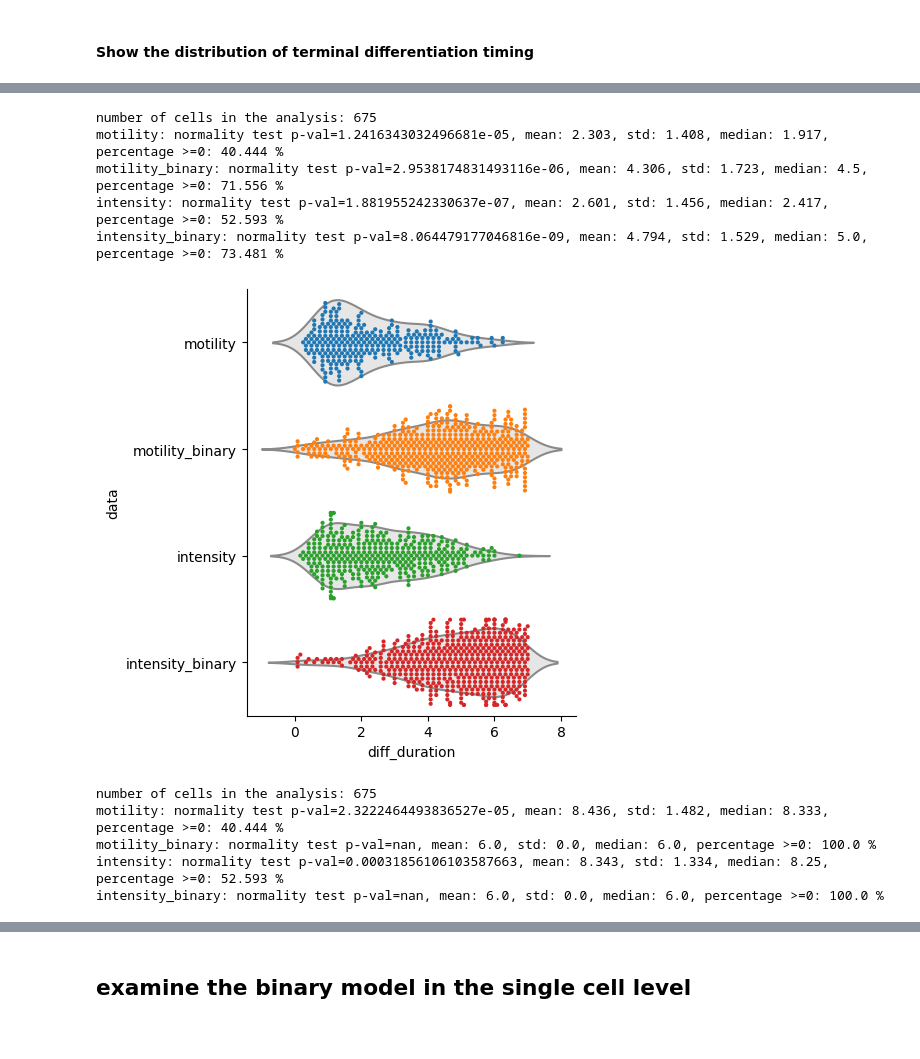
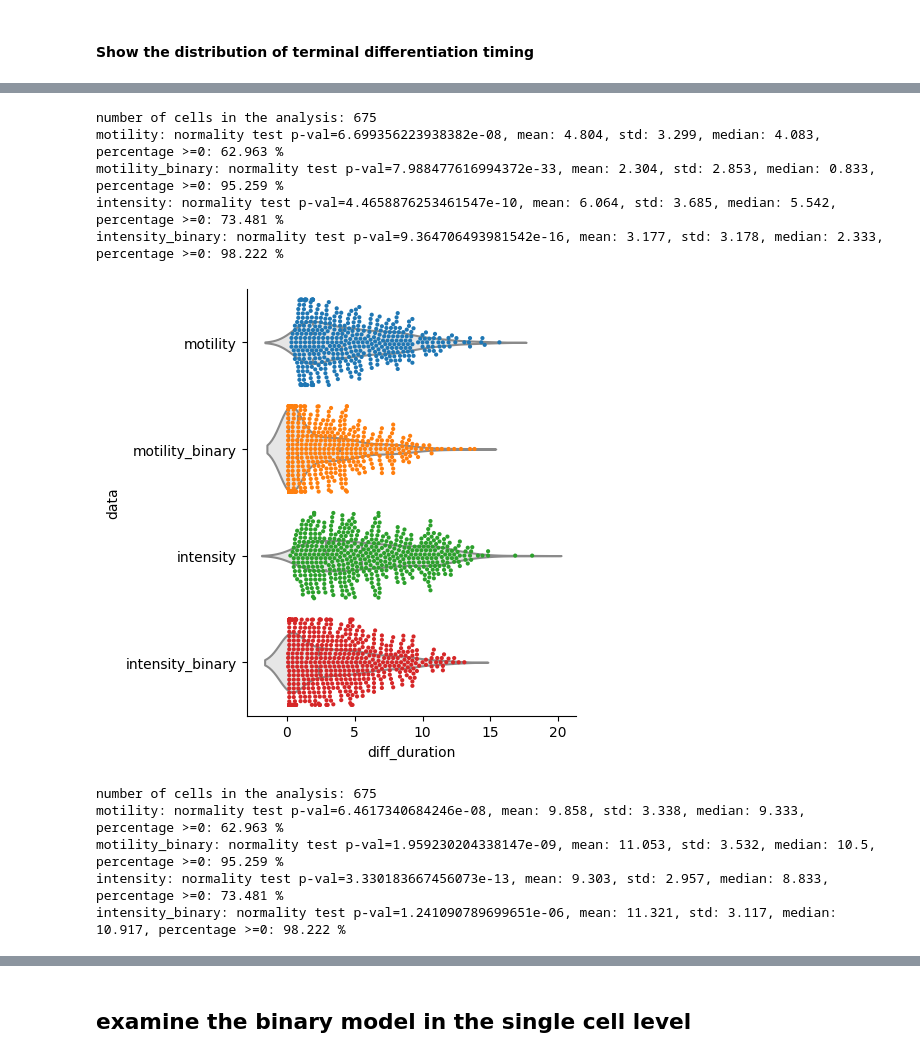
Before and after one commit to zaritskylab/muscle-formation-prediction, a Jupyter notebook: analysis/notebooks/sup_figure_binary_clf.ipynb, the cells around one changed output, grey strips where cells are left out. Saved outputs shown, nothing was run; the diff lists cells and outputs as text; code cells hidden in the pictures.

Commit message:
Added analysis for figures s7, s10. Added documentation to all functions

```diff
--- a/analysis/notebooks/sup_figure_binary_clf.ipynb
+++ b/analysis/notebooks/sup_figure_binary_clf.ipynb
@@ -98,3 +74,0 @@ The PostScript backend does not support transparency; partially transparent arti
-# %%
-scores_df_s3_all = calcultator.get_mannkendall(scores_df_s3_all[(scores_df_s3_all["time"]>=6) & (scores_df_s3_all["time"]<=13)], "motility_binary")
-scores_df_s3_all = calcultator.get_mannkendall(scores_df_s3_all[(scores_df_s3_all["time"]>=6) & (scores_df_s3_all["time"]<=13)], "intensity_binary")
@@ -214,34 +159,34 @@ The PostScript backend does not support transparency; partially transparent arti
 # %%
 # repeat for all S3's data
 modalities = ["motility", "motility_binary", "intensity", "intensity_binary"]
 
 for modality in modalities:
-#     (low_thresh, high_thresh) = ((0, 0.5), (0.5, 1)) if "binary" in modality else ((0.2, 0.3), (0.7, 0.8))
-#     scores_df_s3_all = calcultator.get_diff_duration(scores_df_s3_all, modality, low_thresh, high_thresh)
-#     scores_df_s3_all = calcultator.get_diff_start_time(scores_df_s3_all, modality, low_thresh, high_thresh)
+    (low_thresh, high_thresh) = ((0, 0.5), (0.5, 1)) if "binary" in modality else ((0.2, 0.3), (0.7, 0.8))
+    scores_df_s3_all = calculator.get_diff_duration(scores_df_s3_all, modality, low_thresh, high_thresh)
+    scores_df_s3_all = calculator.get_diff_start_time(scores_df_s3_all, modality, low_thresh, high_thresh)
 
-    if "binary" in modality:
-        scores_df_s3_all = get_binary_diff_start_time(scores_df_s3_all, modality)
-        scores_df_s3_all = get_binary_diff_duration(scores_df_s3_all, modality)
+#     if "binary" in modality:
+#         scores_df_s3_all = get_binary_diff_start_time(scores_df_s3_all, modality)
+#         scores_df_s3_all = get_binary_diff_duration(scores_df_s3_all, modality)
 
-    else:
-        scores_df_s3_all = calcultator.get_diff_duration(scores_df_s3_all, modality, low_thresh, high_thresh)
-        scores_df_s3_all = calcultator.get_diff_start_time(scores_df_s3_all, modality, low_thresh, high_thresh)
+#     else:
+#         scores_df_s3_all = calculator.get_diff_duration(scores_df_s3_all, modality, low_thresh, high_thresh)
+#         scores_df_s3_all = calculator.get_diff_start_time(scores_df_s3_all, modality, low_thresh, high_thresh)
 
 scores_df_s3_all.head()
 
 data_to_plot = scores_df_s3_all.drop_duplicates(subset=["Spot track ID"])
-plot_violin_distributions(data_to_plot, "diff_duration", modalities)
-plot_violin_distributions(data_to_plot, "diff_start_time", modalities)
+utils.plot_violin_distributions(data_to_plot, "diff_duration", modalities)
+utils.plot_violin_distributions(data_to_plot, "diff_start_time", modalities)
 # %% [output]
 number of cells in the analysis: 675
-motility: normality test p-val=1.2416343032496681e-05, mean: 2.303, std: 1.408, median: 1.917, percentage >=0: 40.444 %
-motility_binary: normality test p-val=2.9538174831493116e-06, mean: 4.306, std: 1.723, median: 4.5, percentage >=0: 71.556 %
-intensity: normality test p-val=1.881955242330637e-07, mean: 2.601, std: 1.456, median: 2.417, percentage >=0: 52.593 %
-intensity_binary: normality test p-val=8.064479177046816e-09, mean: 4.794, std: 1.529, median: 5.0, percentage >=0: 73.481 %
+motility: normality test p-val=6.699356223938382e-08, mean: 4.804, std: 3.299, median: 4.083, percentage >=0: 62.963 %
+motility_binary: normality test p-val=7.988477616994372e-33, mean: 2.304, std: 2.853, median: 0.833, percentage >=0: 95.259 %
+intensity: normality test p-val=4.4658876253461547e-10, mean: 6.064, std: 3.685, median: 5.542, percentage >=0: 73.481 %
+intensity_binary: normality test p-val=9.364706493981542e-16, mean: 3.177, std: 3.178, median: 2.333, percentage >=0: 98.222 %
-[figure, old version]
+[figure, new version]
 number of cells in the analysis: 675
-motility: normality test p-val=2.3222464493836527e-05, mean: 8.436, std: 1.482, median: 8.333, percentage >=0: 40.444 %
-motility_binary: normality test p-val=nan, mean: 6.0, std: 0.0, median: 6.0, percentage >=0: 100.0 %
-intensity: normality test p-val=0.00031856106103587663, mean: 8.343, std: 1.334, median: 8.25, percentage >=0: 52.593 %
-intensity_binary: normality test p-val=nan, mean: 6.0, std: 0.0, median: 6.0, percentage >=0: 100.0 %
+motility: normality test p-val=6.4617340684246e-08, mean: 9.858, std: 3.338, median: 9.333, percentage >=0: 62.963 %
+motility_binary: normality test p-val=1.959230204338147e-09, mean: 11.053, std: 3.532, median: 10.5, percentage >=0: 95.259 %
+intensity: normality test p-val=3.330183667456073e-13, mean: 9.303, std: 2.957, median: 8.833, percentage >=0: 73.481 %
+intensity_binary: normality test p-val=1.241090789699651e-06, mean: 11.321, std: 3.117, median: 10.917, percentage >=0: 98.222 %
```
Also changed, not shown: parts of 14 cells of this notebook, 13 other files.
